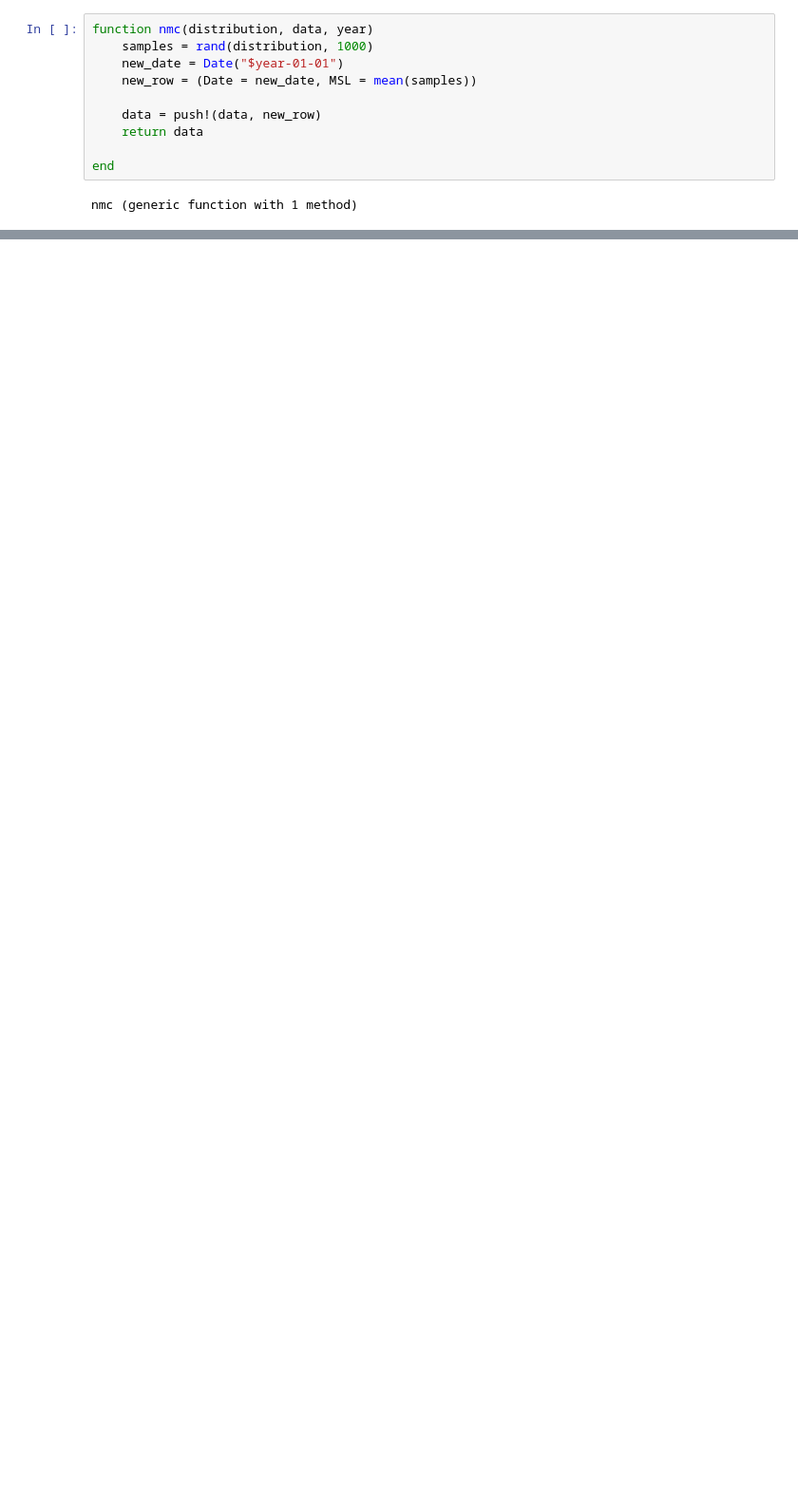
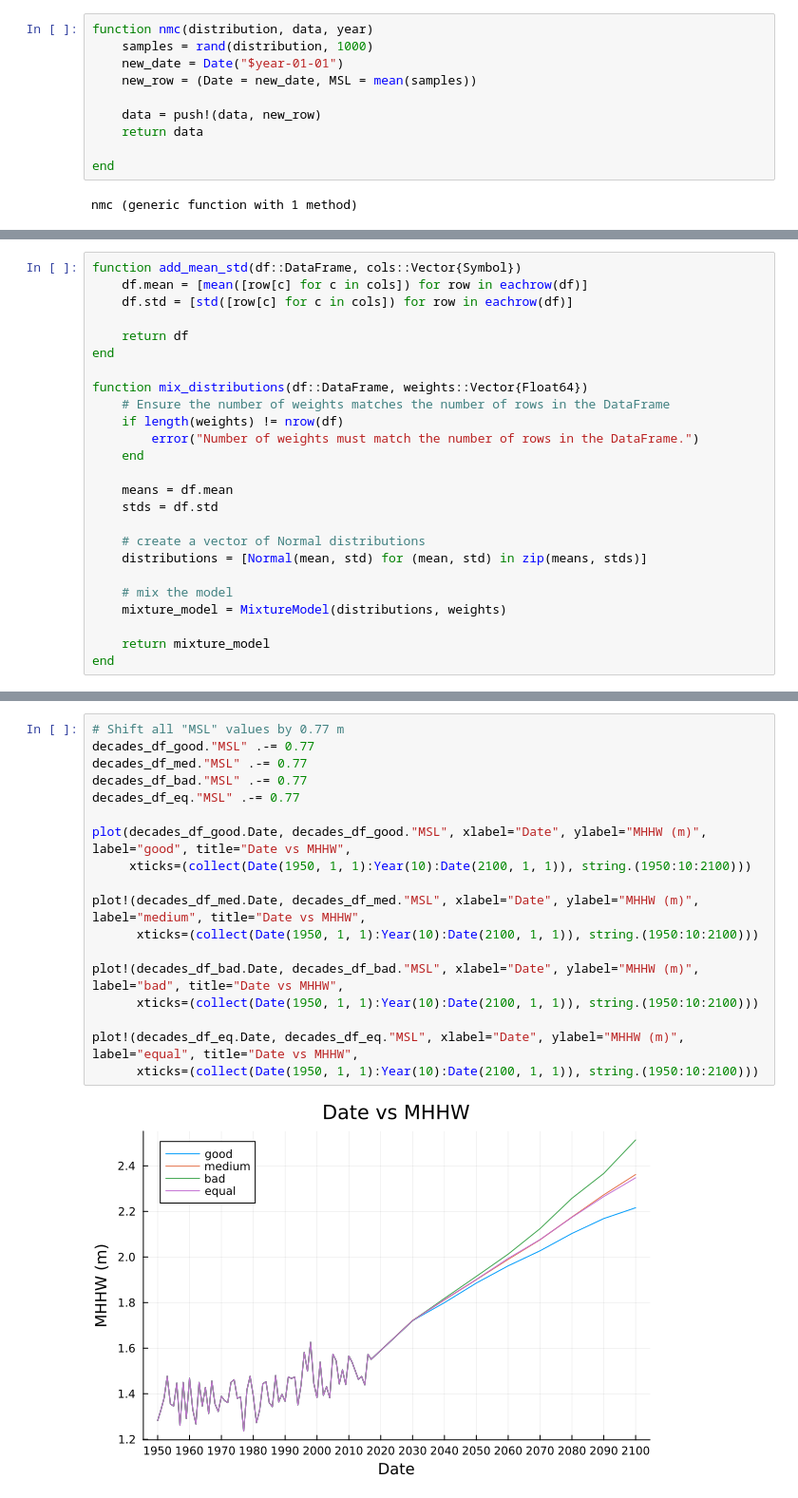
Before and after one commit to rms428/SLR-to-BI-4750, a Jupyter notebook: thirdpassmc.ipynb, the cells around one changed output, grey strips where cells are left out. Shown at 95% size. Saved outputs shown, nothing was run; the diff lists cells and outputs as text; blank space fills up the shorter version.

Commit message:
all good on exceedence

```diff
--- a/thirdpassmc.ipynb
+++ b/thirdpassmc.ipynb
@@ -62,0 +102,25 @@ msl_2100 = nmc(mixture_model_2100_good, decades_df, 2100)
+# %%
+function add_mean_std(df::DataFrame, cols::Vector{Symbol})
+    df.mean = [mean([row[c] for c in cols]) for row in eachrow(df)]
+    df.std = [std([row[c] for c in cols]) for row in eachrow(df)]
+
+    return df
+end
+
+function mix_distributions(df::DataFrame, weights::Vector{Float64})
+    # Ensure the number of weights matches the number of rows in the DataFrame
+    if length(weights) != nrow(df)
+        error("Number of weights must match the number of rows in the DataFrame.")
+    end
+
+    means = df.mean
+    stds = df.std
+
+    # create a vector of Normal distributions
+    distributions = [Normal(mean, std) for (mean, std) in zip(means, stds)]
+
+    # mix the model
+    mixture_model = MixtureModel(distributions, weights)
+
+    return mixture_model
+end
@@ -62,0 +351,20 @@ msl_2100 = nmc(mixture_model_2100_good, decades_df, 2100)
+# %%
+# Shift all "MSL" values by 0.77 m
+decades_df_good."MSL" .-= 0.77
+decades_df_med."MSL" .-= 0.77
+decades_df_bad."MSL" .-= 0.77
+decades_df_eq."MSL" .-= 0.77
+
+plot(decades_df_good.Date, decades_df_good."MSL", xlabel="Date", ylabel="MHHW (m)", label="good", title="Date vs MHHW",
+     xticks=(collect(Date(1950, 1, 1):Year(10):Date(2100, 1, 1)), string.(1950:10:2100)))
+
+plot!(decades_df_med.Date, decades_df_med."MSL", xlabel="Date", ylabel="MHHW (m)", label="medium", title="Date vs MHHW",
+      xticks=(collect(Date(1950, 1, 1):Year(10):Date(2100, 1, 1)), string.(1950:10:2100)))
+
+plot!(decades_df_bad.Date, decades_df_bad."MSL", xlabel="Date", ylabel="MHHW (m)", label="bad", title="Date vs MHHW",
+      xticks=(collect(Date(1950, 1, 1):Year(10):Date(2100, 1, 1)), string.(1950:10:2100)))
+
+plot!(decades_df_eq.Date, decades_df_eq."MSL", xlabel="Date", ylabel="MHHW (m)", label="equal", title="Date vs MHHW",
+      xticks=(collect(Date(1950, 1, 1):Year(10):Date(2100, 1, 1)), string.(1950:10:2100)))
+# %% [output]
+[figure, added]
```
Also changed, not shown: parts of 6 cells of this notebook, 1 other file.
